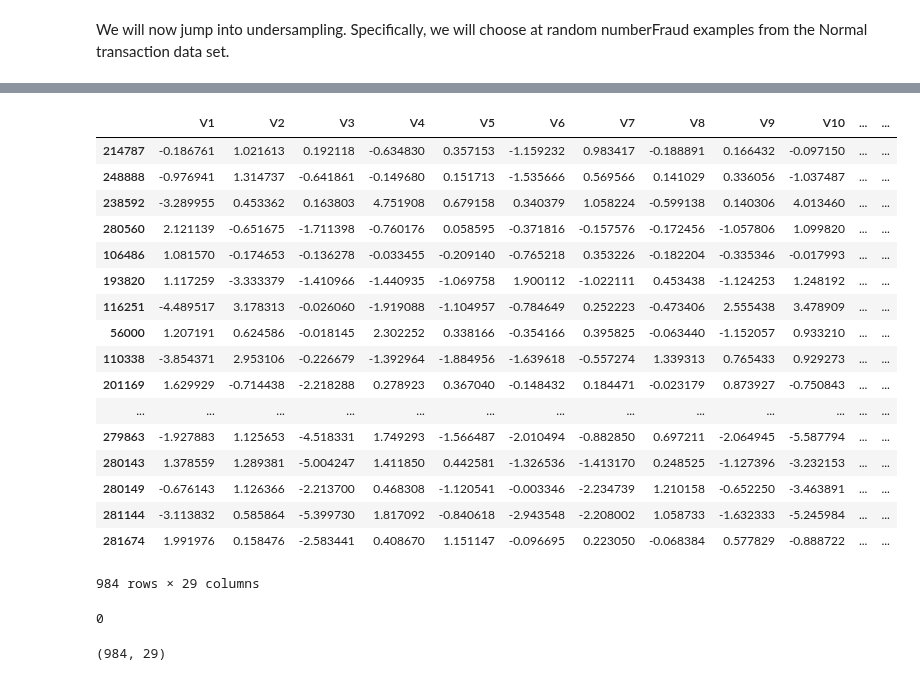
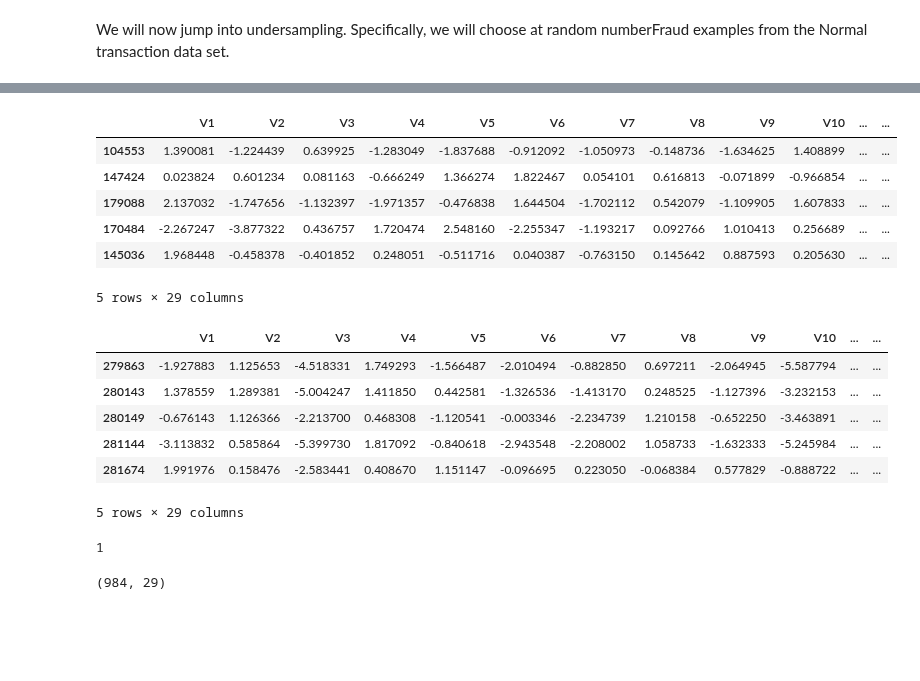
Before and after one commit to sushant2811/CreditCardFraudDetection, a Jupyter notebook: CreditCardFraudDetection.ipynb, the cells around one changed output, grey strips where cells are left out. Drawn from its saved outputs; the diff is of its cells as text; code cells hidden in the pictures; blank space fills up the shorter version.

```diff
--- a/CreditCardFraudDetection.ipynb
+++ b/CreditCardFraudDetection.ipynb
@@ -461,30 +444,29 @@ underSampleNormalY = NormalTransactionModY.sample(n = numberFraud)
 # %%
 underSampleNormPlusFraudX = pd.concat([underSampleNormalX, FraudTransactionModX])
 # %%
-underSampleNormPlusFraudX
+underSampleNormPlusFraudX.head()
 # %% [output]
 |  | V1 | V2 | V3 | V4 | V5 | V6 | V7 | V8 | V9 | V10 | ... | ... |
-| 214787 | -0.186761 | 1.021613 | 0.192118 | -0.634830 | 0.357153 | -1.159232 | 0.983417 | -0.188891 | 0.166432 | -0.097150 | ... | ... |
-| 248888 | -0.976941 | 1.314737 | -0.641861 | -0.149680 | 0.151713 | -1.535666 | 0.569566 | 0.141029 | 0.336056 | -1.037487 | ... | ... |
-| 238592 | -3.289955 | 0.453362 | 0.163803 | 4.751908 | 0.679158 | 0.340379 | 1.058224 | -0.599138 | 0.140306 | 4.013460 | ... | ... |
-| 280560 | 2.121139 | -0.651675 | -1.711398 | -0.760176 | 0.058595 | -0.371816 | -0.157576 | -0.172456 | -1.057806 | 1.099820 | ... | ... |
-| 106486 | 1.081570 | -0.174653 | -0.136278 | -0.033455 | -0.209140 | -0.765218 | 0.353226 | -0.182204 | -0.335346 | -0.017993 | ... | ... |
-| 193820 | 1.117259 | -3.333379 | -1.410966 | -1.440935 | -1.069758 | 1.900112 | -1.022111 | 0.453438 | -1.124253 | 1.248192 | ... | ... |
-| 116251 | -4.489517 | 3.178313 | -0.026060 | -1.919088 | -1.104957 | -0.784649 | 0.252223 | -0.473406 | 2.555438 | 3.478909 | ... | ... |
-| 56000 | 1.207191 | 0.624586 | -0.018145 | 2.302252 | 0.338166 | -0.354166 | 0.395825 | -0.063440 | -1.152057 | 0.933210 | ... | ... |
-| 110338 | -3.854371 | 2.953106 | -0.226679 | -1.392964 | -1.884956 | -1.639618 | -0.557274 | 1.339313 | 0.765433 | 0.929273 | ... | ... |
-| 201169 | 1.629929 | -0.714438 | -2.218288 | 0.278923 | 0.367040 | -0.148432 | 0.184471 | -0.023179 | 0.873927 | -0.750843 | ... | ... |
-| ... | ... | ... | ... | ... | ... | ... | ... | ... | ... | ... | ... | ... |
-| 279863 | -1.927883 | 1.125653 | -4.518331 | 1.749293 | -1.566487 | -2.010494 | -0.882850 | 0.697211 | -2.064945 | -5.587794 | ... | ... |
-| 280143 | 1.378559 | 1.289381 | -5.004247 | 1.411850 | 0.442581 | -1.326536 | -1.413170 | 0.248525 | -1.127396 | -3.232153 | ... | ... |
-| 280149 | -0.676143 | 1.126366 | -2.213700 | 0.468308 | -1.120541 | -0.003346 | -2.234739 | 1.210158 | -0.652250 | -3.463891 | ... | ... |
-| 281144 | -3.113832 | 0.585864 | -5.399730 | 1.817092 | -0.840618 | -2.943548 | -2.208002 | 1.058733 | -1.632333 | -5.245984 | ... | ... |
-| 281674 | 1.991976 | 0.158476 | -2.583441 | 0.408670 | 1.151147 | -0.096695 | 0.223050 | -0.068384 | 0.577829 | -0.888722 | ... | ... |
+| 104553 | 1.390081 | -1.224439 | 0.639925 | -1.283049 | -1.837688 | -0.912092 | -1.050973 | -0.148736 | -1.634625 | 1.408899 | ... | ... |
+| 147424 | 0.023824 | 0.601234 | 0.081163 | -0.666249 | 1.366274 | 1.822467 | 0.054101 | 0.616813 | -0.071899 | -0.966854 | ... | ... |
+| 179088 | 2.137032 | -1.747656 | -1.132397 | -1.971357 | -0.476838 | 1.644504 | -1.702112 | 0.542079 | -1.109905 | 1.607833 | ... | ... |
+| 170484 | -2.267247 | -3.877322 | 0.436757 | 1.720474 | 2.548160 | -2.255347 | -1.193217 | 0.092766 | 1.010413 | 0.256689 | ... | ... |
+| 145036 | 1.968448 | -0.458378 | -0.401852 | 0.248051 | -0.511716 | 0.040387 | -0.763150 | 0.145642 | 0.887593 | 0.205630 | ... | ... |
-984 rows × 29 columns
+5 rows × 29 columns
+# %%
+underSampleNormPlusFraudX.tail()
+# %% [output]
+|  | V1 | V2 | V3 | V4 | V5 | V6 | V7 | V8 | V9 | V10 | ... | ... |
+| 279863 | -1.927883 | 1.125653 | -4.518331 | 1.749293 | -1.566487 | -2.010494 | -0.882850 | 0.697211 | -2.064945 | -5.587794 | ... | ... |
+| 280143 | 1.378559 | 1.289381 | -5.004247 | 1.411850 | 0.442581 | -1.326536 | -1.413170 | 0.248525 | -1.127396 | -3.232153 | ... | ... |
+| 280149 | -0.676143 | 1.126366 | -2.213700 | 0.468308 | -1.120541 | -0.003346 | -2.234739 | 1.210158 | -0.652250 | -3.463891 | ... | ... |
+| 281144 | -3.113832 | 0.585864 | -5.399730 | 1.817092 | -0.840618 | -2.943548 | -2.208002 | 1.058733 | -1.632333 | -5.245984 | ... | ... |
+| 281674 | 1.991976 | 0.158476 | -2.583441 | 0.408670 | 1.151147 | -0.096695 | 0.223050 | -0.068384 | 0.577829 | -0.888722 | ... | ... |
+5 rows × 29 columns
 # %%
-dfMod.loc[245024, 'Class']
+dfMod.loc[281144, 'Class']
 # %% [output]
-0
+1
 # %%
 underSampleNormPlusFraudX.shape
 # %% [output]
```
Also changed, not shown: parts of 5 cells of this notebook.
